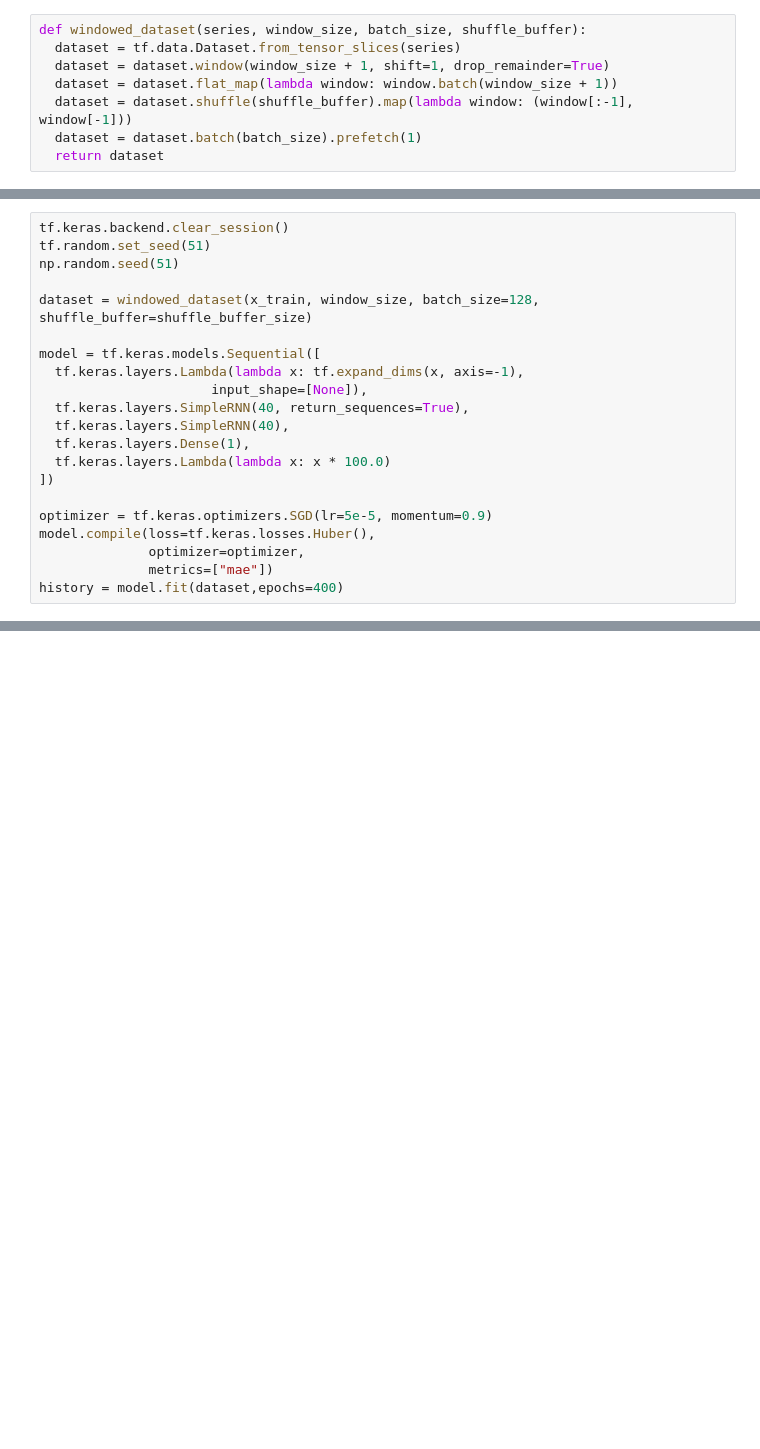
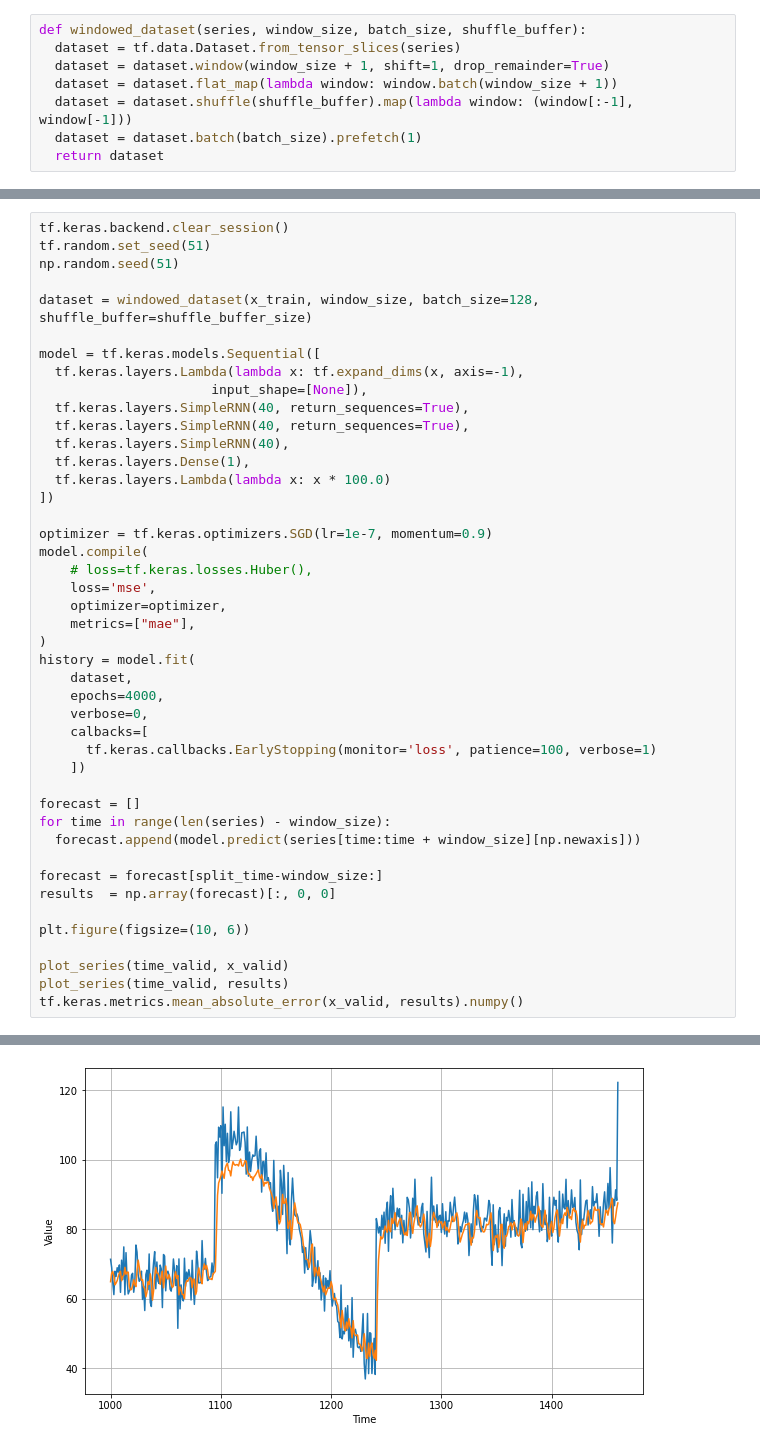
Before and after one commit to JamesMcGuigan/coursera-tensorflow-in-practice-specialization, a Jupyter notebook: TensorFlow In Practice/Course 4 - S+P/S+P Week 3 Lesson 2 - RNN.ipynb, the cells around one changed output, grey strips where cells are left out. Drawn from its saved outputs; the diff is of its cells as text; blank space fills up the shorter version.

```diff
--- a/TensorFlow In Practice/Course 4 - S+P/S+P Week 3 Lesson 2 - RNN.ipynb
+++ b/TensorFlow In Practice/Course 4 - S+P/S+P Week 3 Lesson 2 - RNN.ipynb
@@ -103,14 +109,37 @@ model = tf.keras.models.Sequential([
   tf.keras.layers.Lambda(lambda x: tf.expand_dims(x, axis=-1),
                       input_shape=[None]),
   tf.keras.layers.SimpleRNN(40, return_sequences=True),
+  tf.keras.layers.SimpleRNN(40, return_sequences=True),
   tf.keras.layers.SimpleRNN(40),
   tf.keras.layers.Dense(1),
   tf.keras.layers.Lambda(lambda x: x * 100.0)
 ])
 
-optimizer = tf.keras.optimizers.SGD(lr=5e-5, momentum=0.9)
-model.compile(loss=tf.keras.losses.Huber(),
-              optimizer=optimizer,
-              metrics=["mae"])
-history = model.fit(dataset,epochs=400)
+optimizer = tf.keras.optimizers.SGD(lr=1e-7, momentum=0.9)
+model.compile(
+    # loss=tf.keras.losses.Huber(),
+    loss='mse',
+    optimizer=optimizer,
+    metrics=["mae"],
+)
+history = model.fit(
+    dataset,
+    epochs=4000,
+    verbose=0,
+    calbacks=[
+      tf.keras.callbacks.EarlyStopping(monitor='loss', patience=100, verbose=1)
+    ])
+
+forecast = []
+for time in range(len(series) - window_size):
+  forecast.append(model.predict(series[time:time + window_size][np.newaxis]))
+
+forecast = forecast[split_time-window_size:]
+results  = np.array(forecast)[:, 0, 0]
+
+plt.figure(figsize=(10, 6))
+
+plot_series(time_valid, x_valid)
+plot_series(time_valid, results)
+tf.keras.metrics.mean_absolute_error(x_valid, results).numpy()
 # %% [output]
@@ -133,0 +147 @@ Epoch 400/400
+[figure, added]
```
Also changed, not shown: parts of 10 cells of this notebook.
